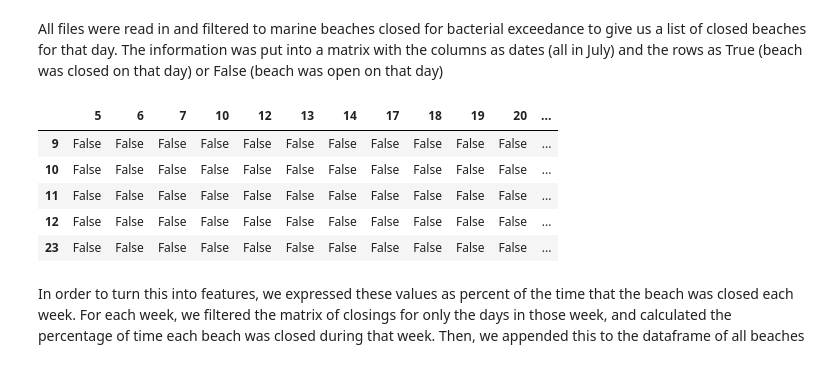
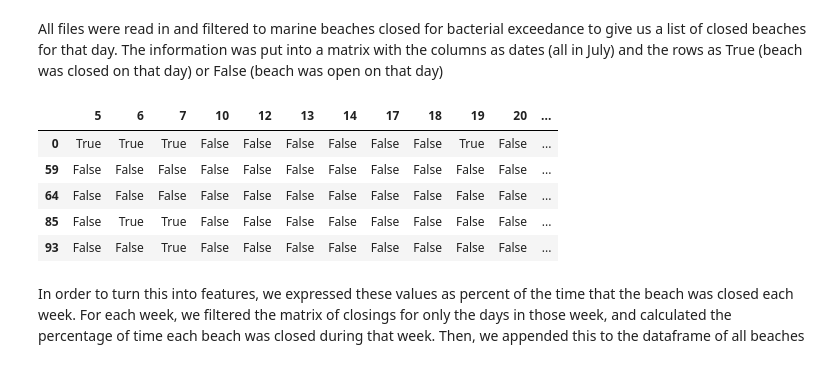
Before and after one commit to tamarahadz/ds500_proj, a Jupyter notebook: data_analysis.ipynb, the cells around one changed output. Cells and saved outputs as stored; diff of their text form; code cells hidden in the pictures.

```diff
--- a/data_analysis.ipynb
+++ b/data_analysis.ipynb
@@ -14,6 +22,8 @@ First data file: dashboard data (no current information about closings, but it d
 # %%
 df = pd.read_excel('closings/BeachDashboardData-09-05.xlsx')
 df = df[df["Marine or Freshwater"]=="Marine"]
-df = df.drop(columns=["Closure Status Beach", "Marine or Freshwater"])
-df.head(5)
+public_beaches = list(df["Beach Name"])
+public_beaches = [name.split(" -")[0].split(" (")[0].split(" @")[0].split(" Beach")[0] for name in public_beaches]
+
+public_beaches[0:6]
 # %% [output]
@@ -26,9 +31,12 @@ df.head(5)
 # %% [markdown]
 Second data file: shapefile of Masachusetts beaches (filtered to only the beaches in the dashboard data, since this file comes from the EPA, ie not all beaches in this file are public bathing beaches)
 # %%
-geodf = gpd.read_file("geodata/MARINEBEACHES_PT.shp")
-geodf = geodf[["BEACHNAME", "geometry"]]
-geodf = geodf.rename(columns={"BEACHNAME": "Beach Name"})
-geodf = geodf.loc[[val in list(df["Beach Name"]) for val in list(geodf["Beach Name"])]]
-geodf.head(5)
+df = gpd.read_file("geodata/MARINEBEACHES_PT.shp")
+df = df[["BEACHNAME", "LATITUDE", "LONGITUDE", "COUNTYNAME", "geometry"]]
+df = df.rename(columns={"BEACHNAME": "Beach Name"})
+df["Beach Name"] = [name.split(" -")[0].split(" (")[0].split(" @")[0].split(" Beach")[0] for name in df["Beach Name"]]
+df = df.loc[[val in public_beaches for val in list(df["Beach Name"])]]
+df = df.drop_duplicates("Beach Name")
+
+df.head(5)
 # %% [output]
@@ -57,24 +65,25 @@ All files were read in and filtered to marine beaches closed for bacterial excee
 # %%
 filenames = os.listdir("closings")[1:]
 
 closings = pd.DataFrame()
 for filename in filenames:
     beach = pd.read_csv(f'closings/{filename}')
+    beach["Beach"] = [name.split(" -")[0].split(" (")[0].split(" @")[0].split(" Beach")[0] for name in beach["Beach"]]
     beach = beach[(beach["Posting Reason"]=="Bacterial Exceedance") & (beach["Beach Type"]=="Marine")]
     closed_beaches = list(beach["Beach"])
 
     date = filename.split("-")[2]
 
     closings[int(date)] = df['Beach Name'].apply(lambda x: x in closed_beaches)
 
 closings.head(5)
 # %% [output]
 |  | 5 | 6 | 7 | 10 | 12 | 13 | 14 | 17 | 18 | 19 | 20 | ... |
-| 9 | False | False | False | False | False | False | False | False | False | False | False | ... |
-| 10 | False | False | False | False | False | False | False | False | False | False | False | ... |
-| 11 | False | False | False | False | False | False | False | False | False | False | False | ... |
-| 12 | False | False | False | False | False | False | False | False | False | False | False | ... |
-| 23 | False | False | False | False | False | False | False | False | False | False | False | ... |
+| 0 | True | True | True | False | False | False | False | False | False | True | False | ... |
+| 59 | False | False | False | False | False | False | False | False | False | False | False | ... |
+| 64 | False | False | False | False | False | False | False | False | False | False | False | ... |
+| 85 | False | True | True | False | False | False | False | False | False | False | False | ... |
+| 93 | False | False | True | False | False | False | False | False | False | False | False | ... |
 # %% [markdown]
 In order to turn this into features, we expressed these values as percent of the time that the beach was closed each week. For each week, we filtered the matrix of closings for only the days in those week, and calculated the percentage of time each beach was closed during that week. Then, we appended this to the dataframe of all beaches
 # %%
```
Also changed, not shown: parts of 29 cells of this notebook, 2 other files.
